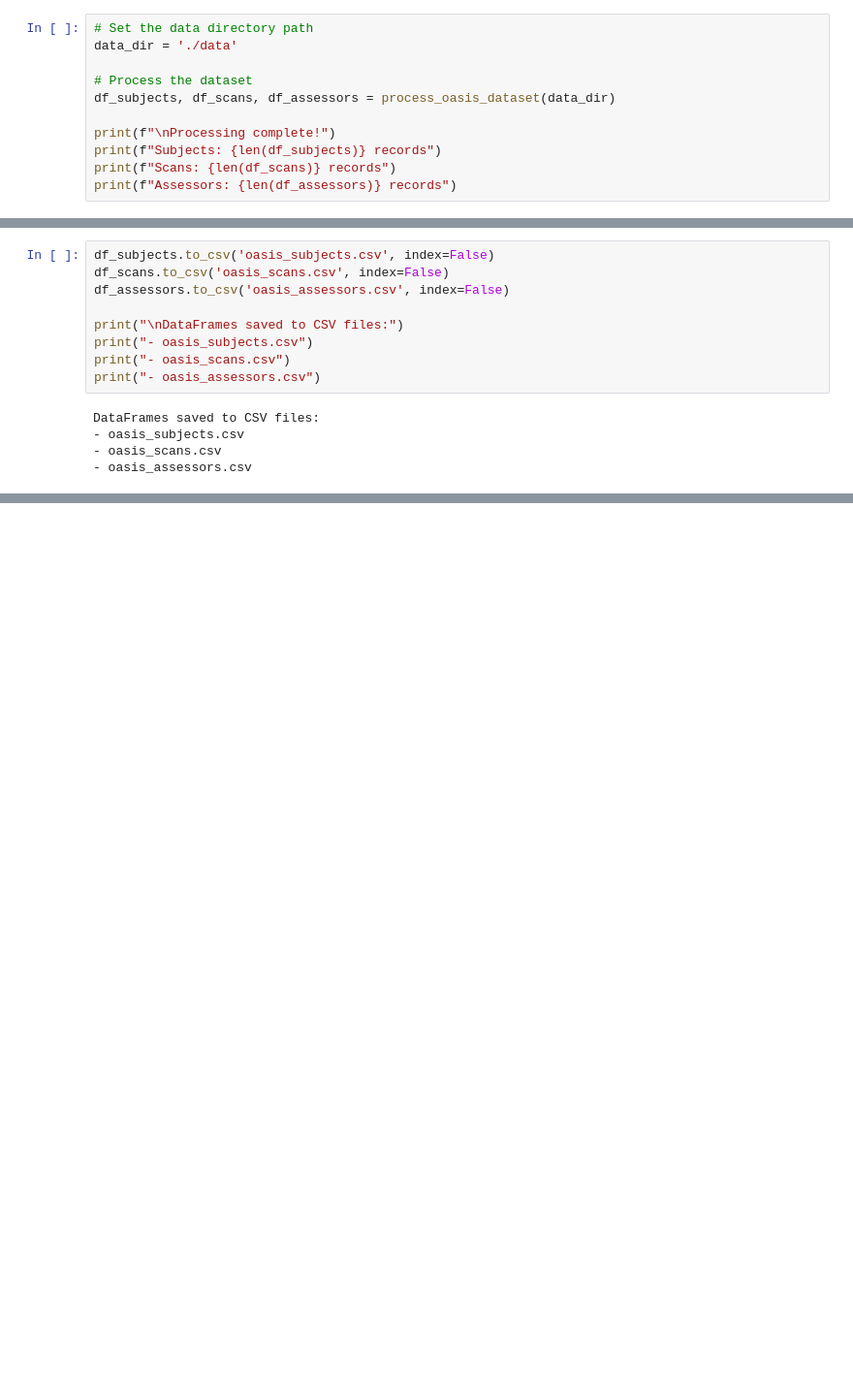
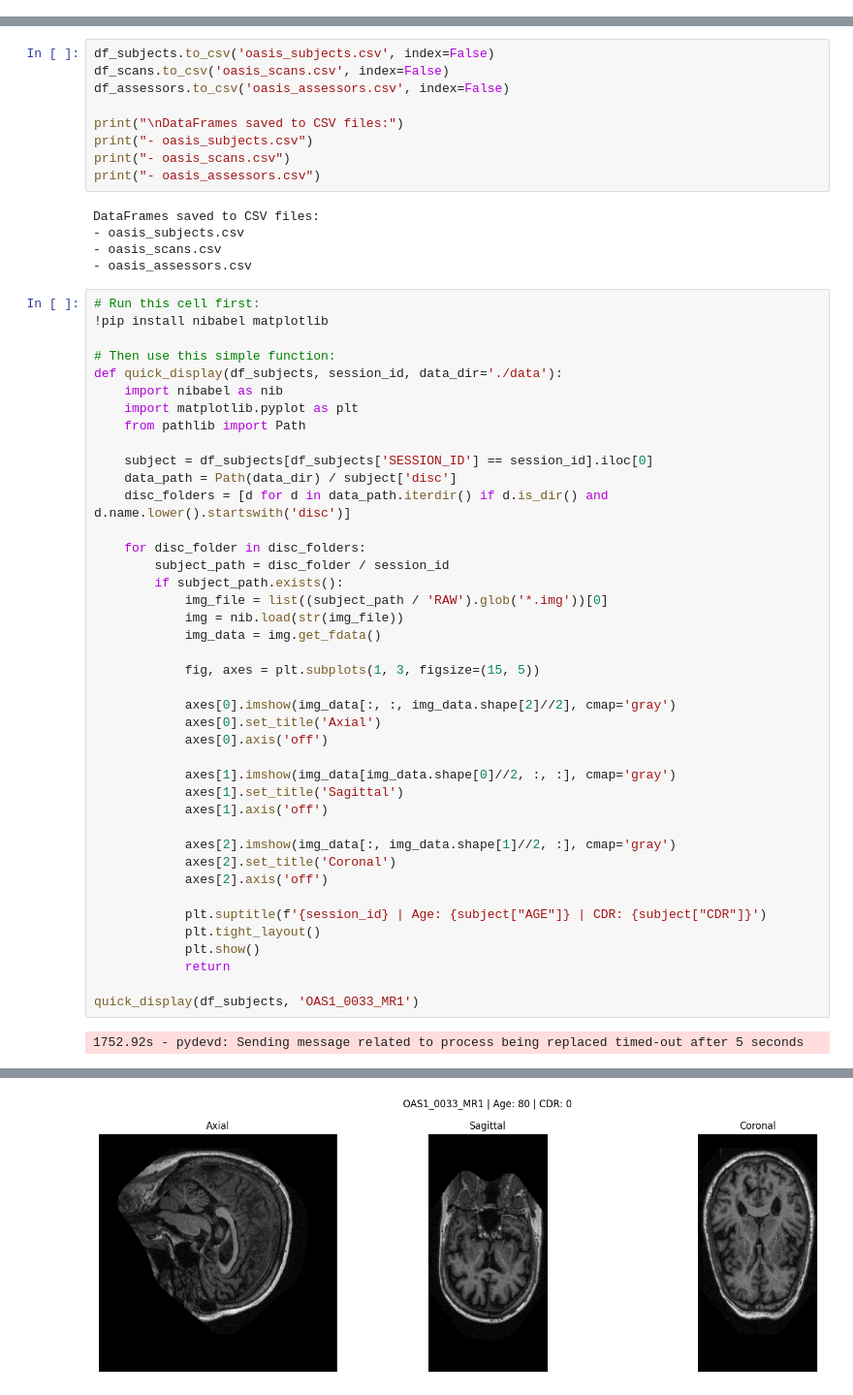
Before and after one commit to NischalKeshav/MRIDEGEN, a Jupyter notebook: main.ipynb, the cells around one changed output, grey strips where cells are left out. Shown at 97% size. Cells and saved outputs as stored; diff of their text form; blank space fills up the shorter version.

```diff
--- a/main.ipynb
+++ b/main.ipynb
@@ -193,11 +182,0 @@ def process_oasis_dataset(data_dir):
-# %%
-# Set the data directory path
-data_dir = './data'
-
-# Process the dataset
-df_subjects, df_scans, df_assessors = process_oasis_dataset(data_dir)
-
-print(f"\nProcessing complete!")
-print(f"Subjects: {len(df_subjects)} records")
-print(f"Scans: {len(df_scans)} records")
-print(f"Assessors: {len(df_assessors)} records")
@@ -334,3 +287,46 @@ DataFrames saved to CSV files:
 - oasis_subjects.csv
 - oasis_scans.csv
 - oasis_assessors.csv
+# %%
+# Run this cell first:
+!pip install nibabel matplotlib
+
+# Then use this simple function:
+def quick_display(df_subjects, session_id, data_dir='./data'):
+    import nibabel as nib
+    import matplotlib.pyplot as plt
+    from pathlib import Path
+
+    subject = df_subjects[df_subjects['SESSION_ID'] == session_id].iloc[0]
+    data_path = Path(data_dir) / subject['disc']
+    disc_folders = [d for d in data_path.iterdir() if d.is_dir() and d.name.lower().startswith('disc')]
+
+    for disc_folder in disc_folders:
+        subject_path = disc_folder / session_id
+        if subject_path.exists():
+            img_file = list((subject_path / 'RAW').glob('*.img'))[0]
+            img = nib.load(str(img_file))
+            img_data = img.get_fdata()
+
+            fig, axes = plt.subplots(1, 3, figsize=(15, 5))
+
+            axes[0].imshow(img_data[:, :, img_data.shape[2]//2], cmap='gray')
+            axes[0].set_title('Axial')
+            axes[0].axis('off')
+
+            axes[1].imshow(img_data[img_data.shape[0]//2, :, :], cmap='gray')
+            axes[1].set_title('Sagittal')
+            axes[1].axis('off')
+
+            axes[2].imshow(img_data[:, img_data.shape[1]//2, :], cmap='gray')
+            axes[2].set_title('Coronal')
+            axes[2].axis('off')
+
+            plt.suptitle(f'{session_id} | Age: {subject["AGE"]} | CDR: {subject["CDR"]}')
+            plt.tight_layout()
+            plt.show()
+            return
+
+quick_display(df_subjects, 'OAS1_0033_MR1')
+# %% [output]
+1752.92s - pydevd: Sending message related to process being replaced timed-out after 5 seconds
@@ -336,0 +346 @@ DataFrames saved to CSV files:
+[figure, added]
```
Also changed, not shown: parts of 10 cells of this notebook.
